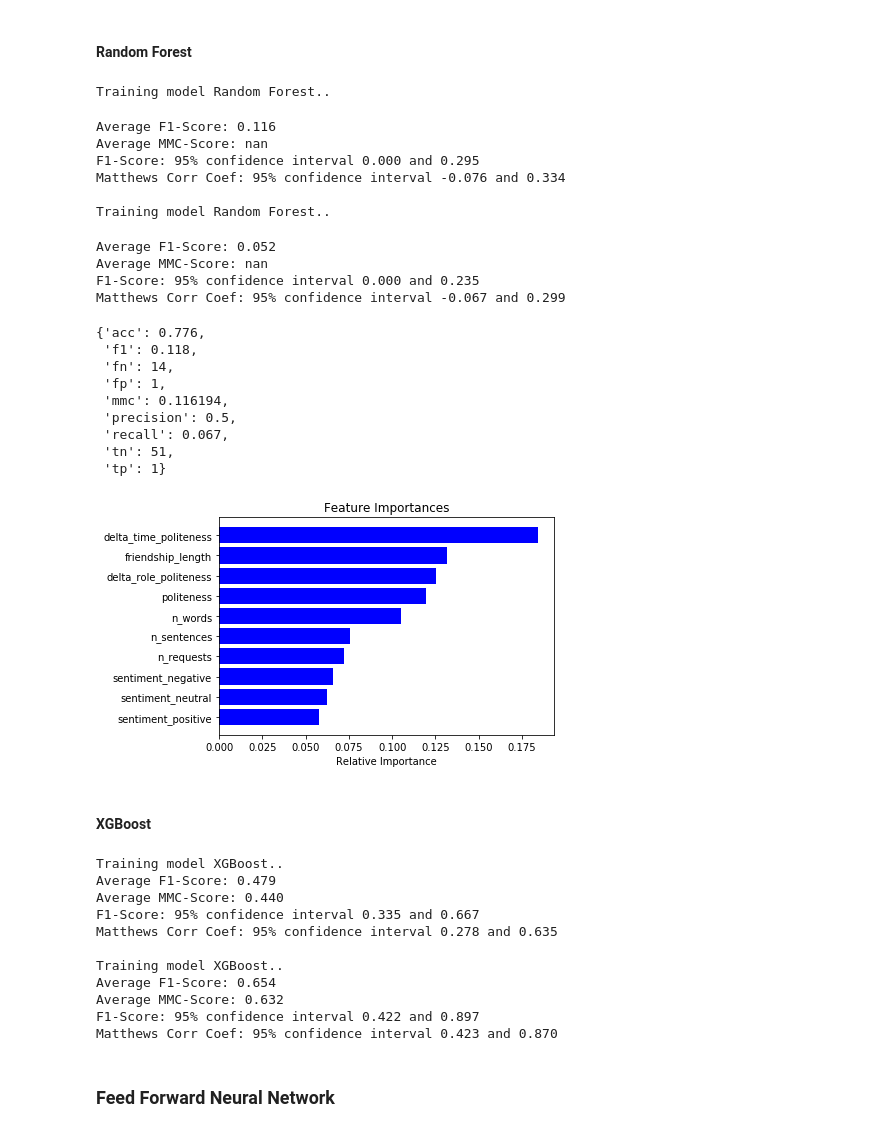
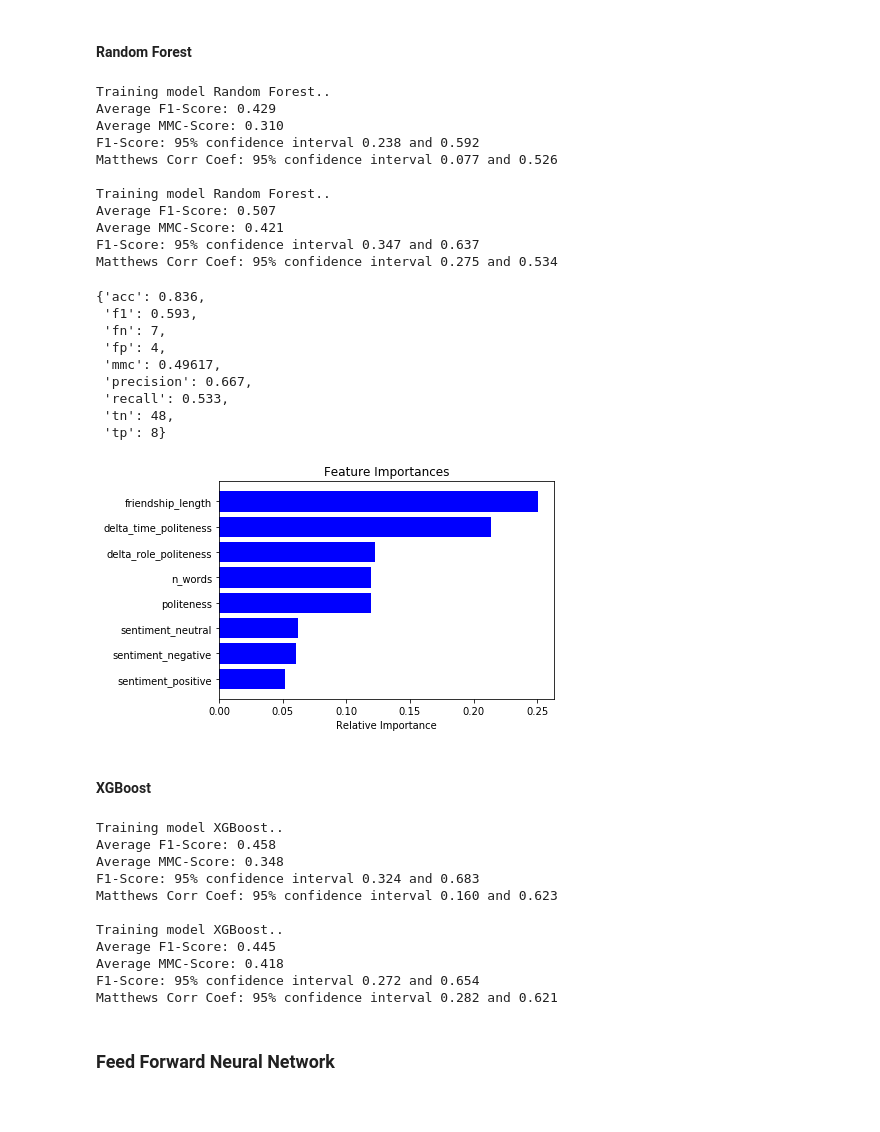
Before and after one commit to epfl-ada/ada-2020-project-milestone-p3-p3_atadata, a Jupyter notebook: Notebook.ipynb, the cells around one changed output. Drawn from its saved outputs; the diff is of its cells as text; code cells hidden in the pictures.

```diff
--- a/Notebook.ipynb
+++ b/Notebook.ipynb
@@ -288,7 +295,7 @@ Best score : 0.595 achieved with : ['sentiment_positive', 'sentiment_neutral', '
 # %%
 from sklearn.ensemble import RandomForestClassifier
 
-features = ['sentiment_positive', 'sentiment_neutral', 'sentiment_negative',  'n_requests', 'n_words', 'politeness', 'n_sentences', 'delta_role_politeness', 'delta_time_politeness', 'friendship_length']
+features = ['sentiment_positive', 'sentiment_neutral', 'sentiment_negative', 'n_words', 'politeness',  'delta_role_politeness', 'delta_time_politeness', 'friendship_length']
 X = input_features[features]
 Y = (input_features['season_before_betrayal'] == 1.0).values.astype(np.int)
 
@@ -298,9 +305,9 @@ def train_and_predict_random_forest(x_train, x_test, y_train, y_test):
     x_test = scaler.transform(x_test)
 
     clf = RandomForestClassifier(
-        n_estimators=300,
-        max_depth=15,
-        class_weight='balanced_subsample')
+        n_estimators=1000,
+        max_depth=4,
+        class_weight=get_class_weights(Y))
 
     clf.fit(x_train, y_train)
 
@@ -308,93 +315,93 @@ def train_and_predict_random_forest(x_train, x_test, y_train, y_test):
     return evaluate_model(y_test, y_pred)
 
 # Without
-f1_output, mmc_output = bootstrap_model_prediction(train_and_predict_random_forest, 5, stratify=False, model_name="Random Forest")
+f1_output, mmc_output = bootstrap_model_prediction(train_and_predict_random_forest, 20, stratify=False, model_name="Random Forest")
 
 print("")
 # With stratify
-f1_output, mmc_output = bootstrap_model_prediction(train_and_predict_random_forest, 5, stratify=True, model_name="Random Forest")
+f1_output, mmc_output = bootstrap_model_prediction(train_and_predict_random_forest, 20, stratify=True, model_name="Random Forest")
 add_results(f1_output, mmc_output, "Random Forest")
 # %% [output]
 Training model Random Forest..
+Average F1-Score: 0.429
+Average MMC-Score: 0.310
+F1-Score: 95% confidence interval 0.238 and 0.592
+Matthews Corr Coef: 95% confidence interval 0.077 and 0.526
+
+Training model Random Forest..
+Average F1-Score: 0.507
+Average MMC-Score: 0.421
+F1-Score: 95% confidence interval 0.347 and 0.637
+Matthews Corr Coef: 95% confidence interval 0.275 and 0.534
-Average F1-Score: 0.116
-Average MMC-Score: nan
-F1-Score: 95% confidence interval 0.000 and 0.295
-Matthews Corr Coef: 95% confidence interval -0.076 and 0.334
-
-Training model Random Forest..
-Average F1-Score: 0.052
-Average MMC-Score: nan
-F1-Score: 95% confidence interval 0.000 and 0.235
-Matthews Corr Coef: 95% confidence interval -0.067 and 0.299
 # %%
 def train_rf_and_plot_importance(x_train, x_test, y_train, y_test ):
     scaler = StandardScaler()
     x_train = scaler.fit_transform(x_train)
     x_test = scaler.transform(x_test)
 
-    clf = RandomForestClassifier(n_estimators=1000)
+    clf = RandomForestClassifier(n_estimators=1000, max_depth=4, class_weight=get_class_weights(Y))
     clf.fit(x_train, y_train)
 
     importances = np.array(clf.feature_importances_)
     indices = np.argsort(importances)
 
     plt.figure(1)
     plt.title('Feature Importances')
     plt.barh(range(len(indices)), importances[indices], color='b', align='center')
     plt.yticks(range(len(indices)), np.array(features)[indices])
     plt.xlabel('Relative Importance')
 
 x_train, x_test, y_train, y_test = train_test_split(X, Y, test_size=0.10, random_state=42)
 train_rf_and_plot_importance(x_train, x_test, y_train, y_test)
 train_and_predict_random_forest(x_train, x_test, y_train, y_test)
 # %% [output]
-{'acc': 0.776,
- 'f1': 0.118,
- 'fn': 14,
- 'fp': 1,
- 'mmc': 0.116194,
- 'precision': 0.5,
- 'recall': 0.067,
- 'tn': 51,
- 'tp': 1}
+{'acc': 0.836,
+ 'f1': 0.593,
+ 'fn': 7,
+ 'fp': 4,
+ 'mmc': 0.49617,
+ 'precision': 0.667,
+ 'recall': 0.533,
+ 'tn': 48,
+ 'tp': 8}
-[figure, old version]
+[figure, new version]
 # %% [markdown]
 #### XGBoost
 # %%
 import xgboost
 
-def train_and_predict_random_forest(x_train, x_test, y_train, y_test):
+def train_and_predict_xgboost(x_train, x_test, y_train, y_test):
     scaler = StandardScaler()
     x_train = scaler.fit_transform(x_train)
     x_test = scaler.transform(x_test)
 
     ratio = float(np.sum(Y == 0)) / np.sum(Y == 1)
 
-    clf = xgboost.XGBClassifier(n_jobs=-1, scale_pos_weight=ratio, n_estimators=300, max_depth=20)
+    clf = xgboost.XGBClassifier(n_jobs=-1, scale_pos_weight=ratio, n_estimators=300, max_depth=100)
     clf.fit(x_train, y_train)
 
     y_pred = clf.predict(x_test)
     return evaluate_model(y_test, y_pred)
 
 # Without
-f1_output, mmc_output = bootstrap_model_prediction(train_and_predict_random_forest, 5, stratify=False, model_name="XGBoost")
+f1_output, mmc_output = bootstrap_model_prediction(train_and_predict_xgboost, 5, stratify=False, model_name="XGBoost")
 
 print("")
 # With stratify
-f1_output, mmc_output = bootstrap_model_prediction(train_and_predict_random_forest, 5, stratify=True, model_name="XGBoost")
+f1_output, mmc_output = bootstrap_model_prediction(train_and_predict_xgboost, 5, stratify=True, model_name="XGBoost")
 add_results(f1_output, mmc_output, "XGBoost")
 # %% [output]
 Training model XGBoost..
-Average F1-Score: 0.479
-Average MMC-Score: 0.440
-F1-Score: 95% confidence interval 0.335 and 0.667
-Matthews Corr Coef: 95% confidence interval 0.278 and 0.635
+Average F1-Score: 0.458
+Average MMC-Score: 0.348
+F1-Score: 95% confidence interval 0.324 and 0.683
+Matthews Corr Coef: 95% confidence interval 0.160 and 0.623
 
 Training model XGBoost..
-Average F1-Score: 0.654
-Average MMC-Score: 0.632
-F1-Score: 95% confidence interval 0.422 and 0.897
-Matthews Corr Coef: 95% confidence interval 0.423 and 0.870
+Average F1-Score: 0.445
+Average MMC-Score: 0.418
+F1-Score: 95% confidence interval 0.272 and 0.654
+Matthews Corr Coef: 95% confidence interval 0.282 and 0.621
 # %% [markdown]
 ### Feed Forward Neural Network
 # %%
```
Also changed, not shown: parts of 32 cells of this notebook.
